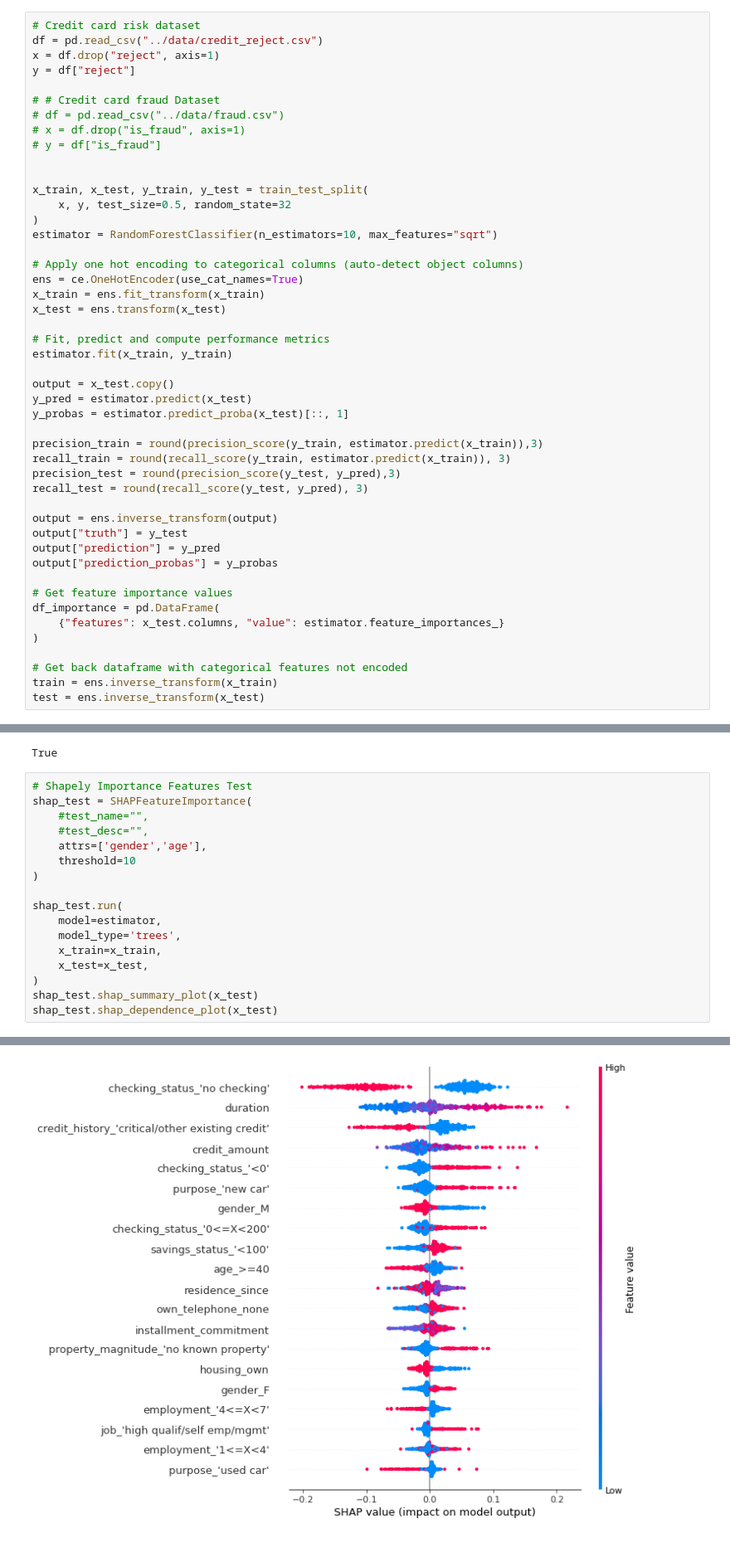
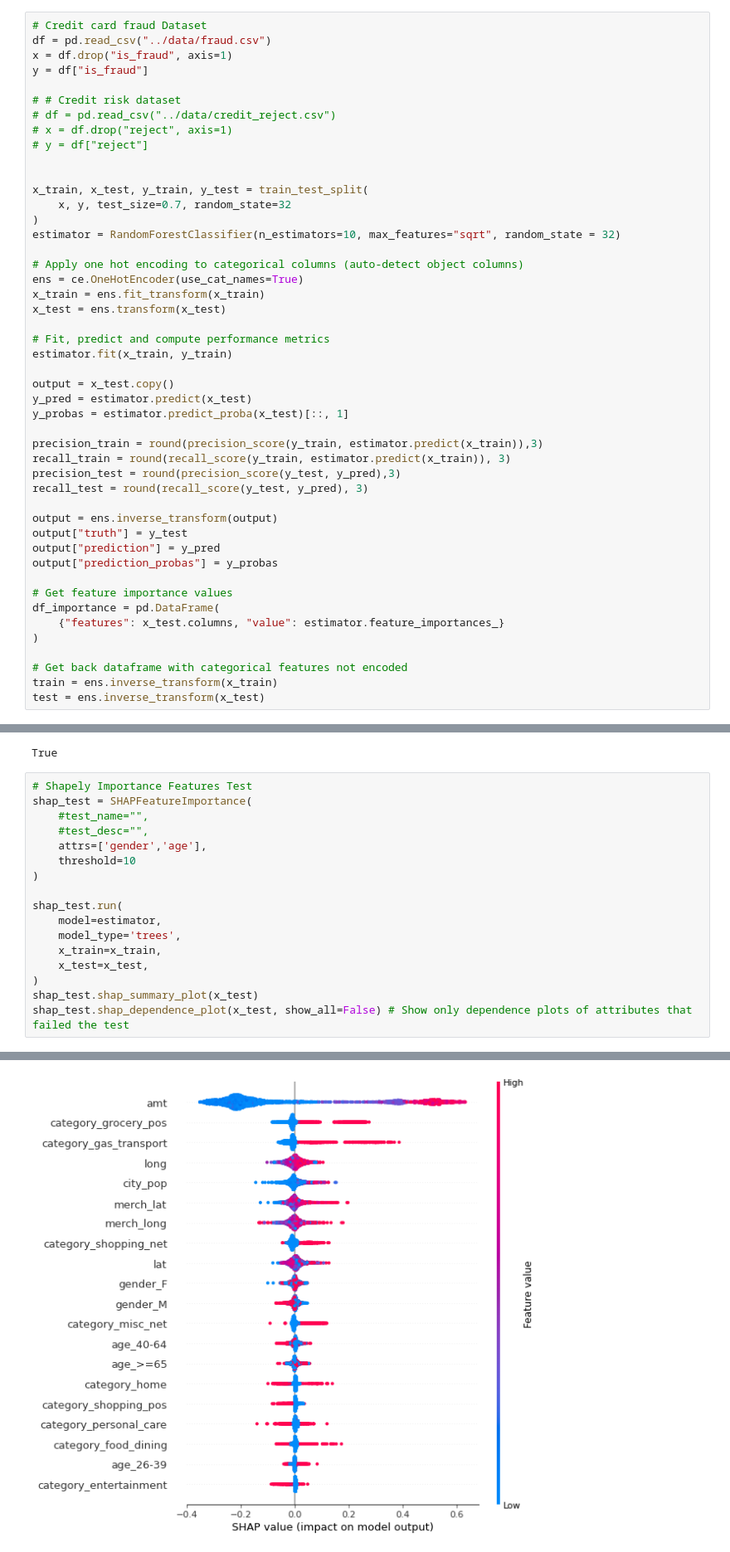
Before and after one commit to cylynx/verifyml, a Jupyter notebook: examples/credit_card_fraud_example.ipynb, the cells around one changed output, grey strips where cells are left out. Shown at 83% size. Saved outputs shown, nothing was run; the diff lists cells and outputs as text.

Commit message:
edit tally form, fraud example notebook and data (reduce size and samples)

```diff
--- a/examples/credit_card_fraud_example.ipynb
+++ b/examples/credit_card_fraud_example.ipynb
@@ -24,21 +24,21 @@ from model_tests.FEAT.DataShift import DataShift
 # %% [markdown]
 ## Prepare sample test dataset and fit a random forest model
 # %%
-# Credit card risk dataset
-df = pd.read_csv("../data/credit_reject.csv")
-x = df.drop("reject", axis=1)
-y = df["reject"]
+# Credit card fraud Dataset
+df = pd.read_csv("../data/fraud.csv")
+x = df.drop("is_fraud", axis=1)
+y = df["is_fraud"]
 
-# # Credit card fraud Dataset
-# df = pd.read_csv("../data/fraud.csv")
-# x = df.drop("is_fraud", axis=1)
-# y = df["is_fraud"]
+# # Credit risk dataset
+# df = pd.read_csv("../data/credit_reject.csv")
+# x = df.drop("reject", axis=1)
+# y = df["reject"]
 
 
 x_train, x_test, y_train, y_test = train_test_split(
-    x, y, test_size=0.5, random_state=32
+    x, y, test_size=0.7, random_state=32
 )
-estimator = RandomForestClassifier(n_estimators=10, max_features="sqrt")
+estimator = RandomForestClassifier(n_estimators=10, max_features="sqrt", random_state = 32)
 
 # Apply one hot encoding to categorical columns (auto-detect object columns)
 ens = ce.OneHotEncoder(use_cat_names=True)
@@ -186,5 +186,5 @@ shap_test.run(
     x_test=x_test,
 )
 shap_test.shap_summary_plot(x_test)
-shap_test.shap_dependence_plot(x_test)
+shap_test.shap_dependence_plot(x_test, show_all=False) # Show only dependence plots of attributes that failed the test
 # %% [output]
@@ -197 +192 @@ See the caveats in the documentation: https://pandas.pydata.org/pandas-docs/stab
-[figure, old version]
+[figure, new version]
```
Also changed, not shown: parts of 8 cells of this notebook, 2 other files.
